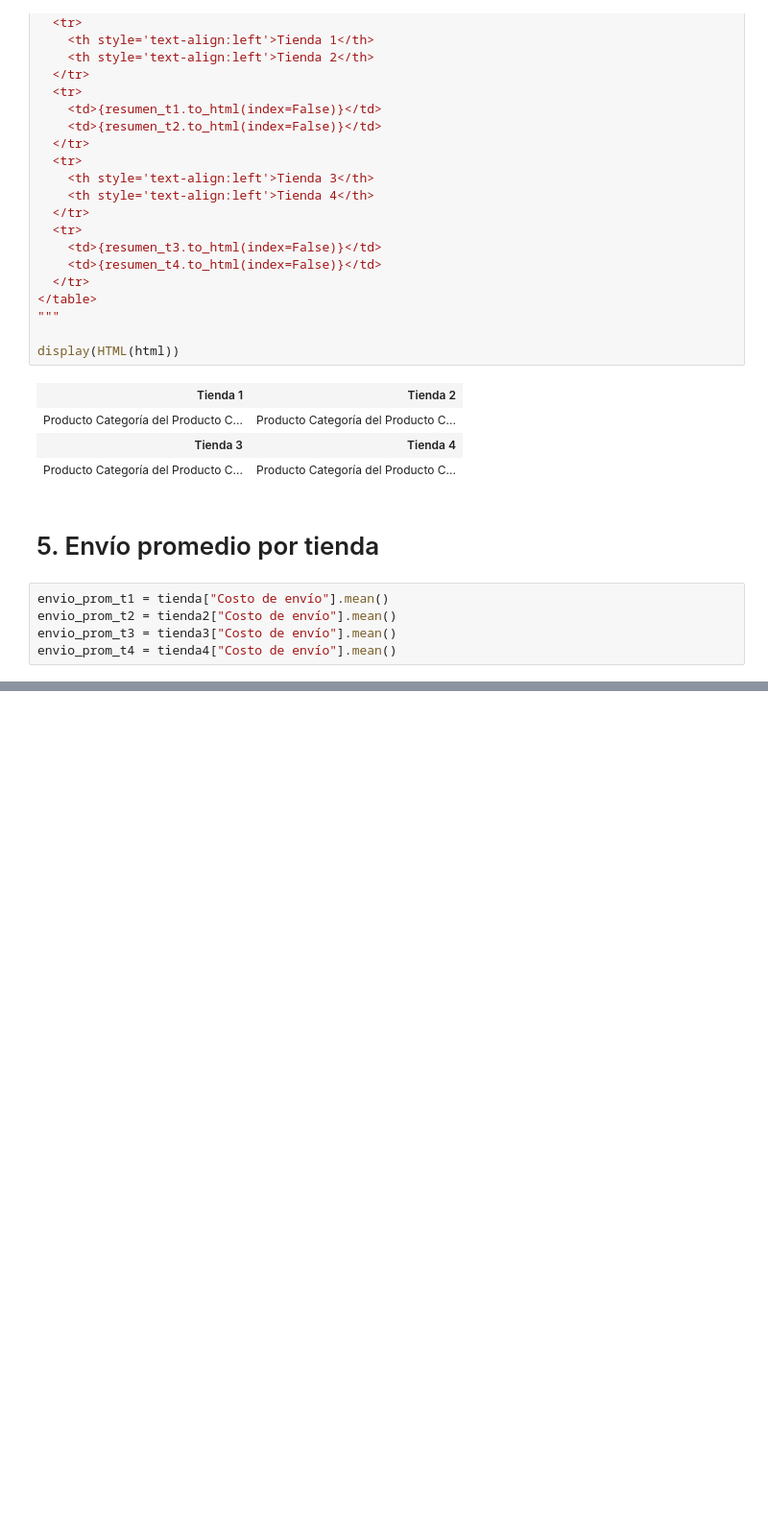
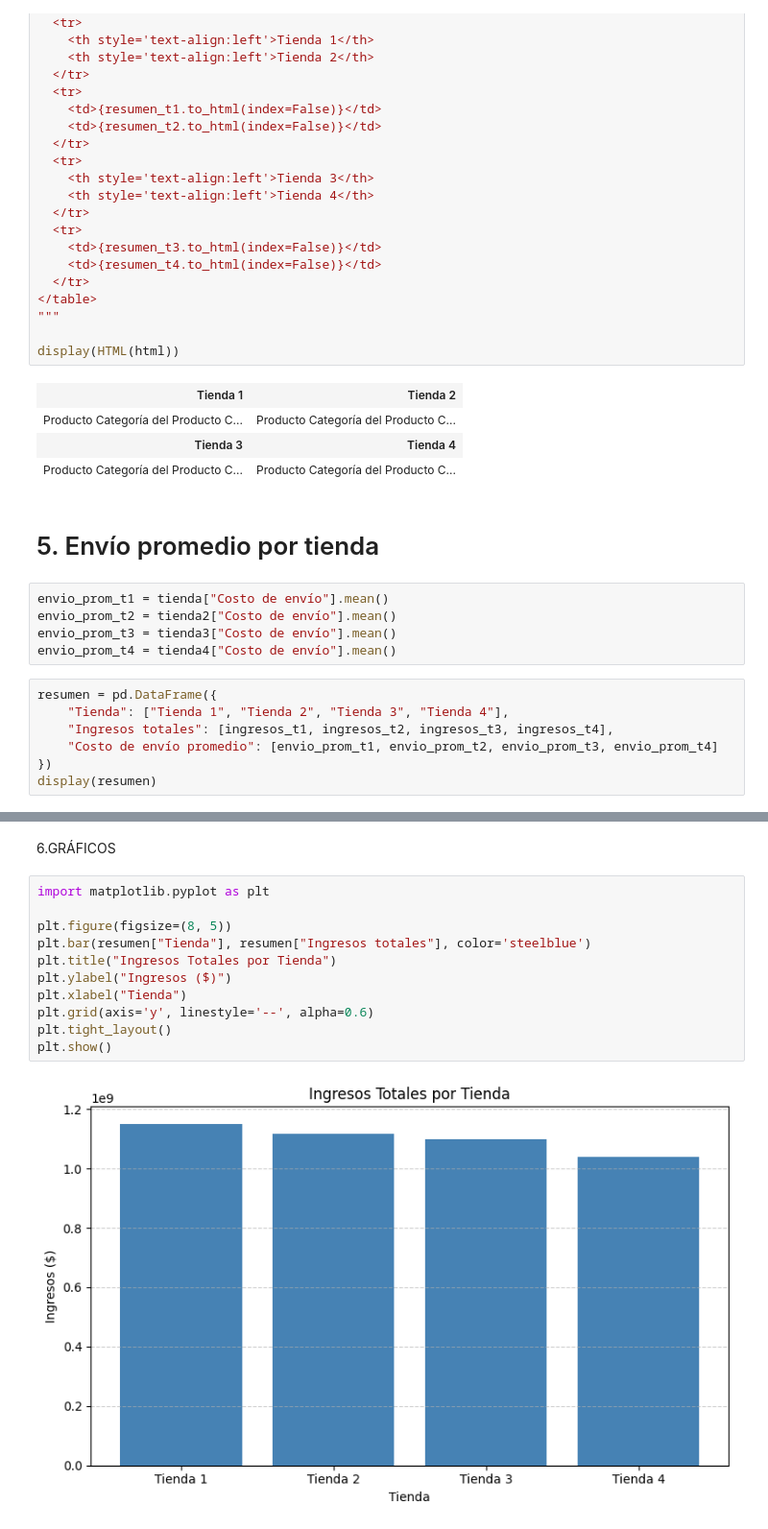
Before and after one commit to lux1129/La-vuelta-de-don-Juan., a Jupyter notebook: AluraStoreLatam.ipynb, the cells around one changed output, grey strips where cells are left out. Shown: that part at 96% size. Saved outputs shown, nothing was run; the diff lists cells and outputs as text; blank space fills up the shorter version.

```diff
--- a/AluraStoreLatam.ipynb
+++ b/AluraStoreLatam.ipynb
@@ -161,3 +163,10 @@ envio_prom_t1 = tienda["Costo de envío"].mean()
 envio_prom_t2 = tienda2["Costo de envío"].mean()
 envio_prom_t3 = tienda3["Costo de envío"].mean()
 envio_prom_t4 = tienda4["Costo de envío"].mean()
+# %%
+resumen = pd.DataFrame({
+    "Tienda": ["Tienda 1", "Tienda 2", "Tienda 3", "Tienda 4"],
+    "Ingresos totales": [ingresos_t1, ingresos_t2, ingresos_t3, ingresos_t4],
+    "Costo de envío promedio": [envio_prom_t1, envio_prom_t2, envio_prom_t3, envio_prom_t4]
+})
+display(resumen)
@@ -163,0 +179,15 @@ envio_prom_t4 = tienda4["Costo de envío"].mean()
+# %% [markdown]
+6.GRÁFICOS
+# %%
+import matplotlib.pyplot as plt
+
+plt.figure(figsize=(8, 5))
+plt.bar(resumen["Tienda"], resumen["Ingresos totales"], color='steelblue')
+plt.title("Ingresos Totales por Tienda")
+plt.ylabel("Ingresos ($)")
+plt.xlabel("Tienda")
+plt.grid(axis='y', linestyle='--', alpha=0.6)
+plt.tight_layout()
+plt.show()
+# %% [output]
+[figure, added]
```
Also changed, not shown: parts of 6 cells of this notebook.
